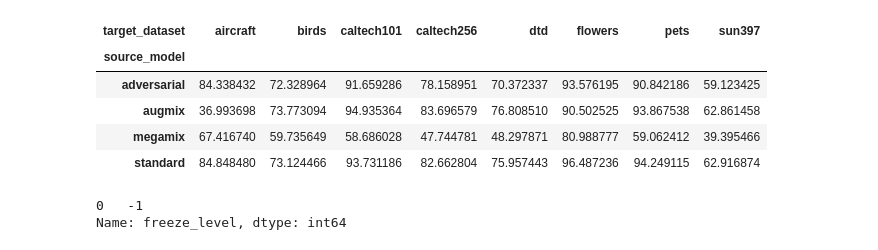
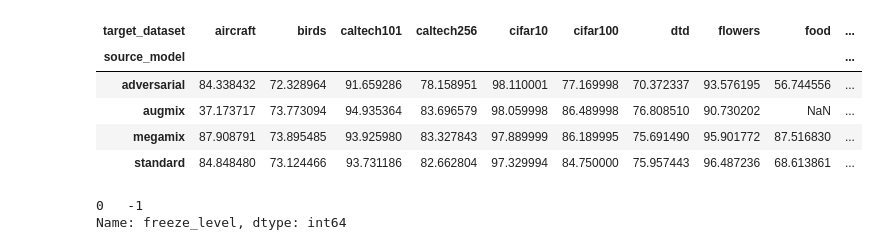
Before and after one commit to erichson/NoisyMix, a Jupyter notebook: transfer_learning/results.ipynb, the cells around one changed output. Saved outputs shown, nothing was run; the diff lists cells and outputs as text; code cells hidden in the pictures.

```diff
--- a/transfer_learning/results.ipynb
+++ b/transfer_learning/results.ipynb
@@ -11,6 +7,6 @@ d
 # %%
 parent_dir = 'results'
-reader = CollectionReader(directory=parent_dir)
+reader = CollectionReader(directory=parent_dir, skip_errs=True)
 
 logs_df = reader.df('logs')
 metadata_df = reader.df('metadata')
@@ -41,12 +51,13 @@ logs_df
 # %%
-pd.pivot_table(logs_df, columns='target_dataset', index='source_model', values='nat_prec1', aggfunc='max')
+pd.pivot_table(logs_df,
+               columns='target_dataset', index='source_model', values='nat_prec1', aggfunc='max')
 # %% [output]
-| target_dataset | aircraft | birds | caltech101 | caltech256 | dtd | flowers | pets | sun397 |
-| source_model |  |  |  |  |  |  |  |  |
-| adversarial | 84.338432 | 72.328964 | 91.659286 | 78.158951 | 70.372337 | 93.576195 | 90.842186 | 59.123425 |
-| augmix | 36.993698 | 73.773094 | 94.935364 | 83.696579 | 76.808510 | 90.502525 | 93.867538 | 62.861458 |
-| megamix | 67.416740 | 59.735649 | 58.686028 | 47.744781 | 48.297871 | 80.988777 | 59.062412 | 39.395466 |
-| standard | 84.848480 | 73.124466 | 93.731186 | 82.662804 | 75.957443 | 96.487236 | 94.249115 | 62.916874 |
+| target_dataset | aircraft | birds | caltech101 | caltech256 | cifar10 | cifar100 | dtd | flowers | food | ... |
+| source_model |  |  |  |  |  |  |  |  |  | ... |
+| adversarial | 84.338432 | 72.328964 | 91.659286 | 78.158951 | 98.110001 | 77.169998 | 70.372337 | 93.576195 | 56.744556 | ... |
+| augmix | 37.173717 | 73.773094 | 94.935364 | 83.696579 | 98.059998 | 86.489998 | 76.808510 | 90.730202 | NaN | ... |
+| megamix | 87.908791 | 73.895485 | 93.925980 | 83.327843 | 97.889999 | 86.189995 | 75.691490 | 95.901772 | 87.516830 | ... |
+| standard | 84.848480 | 73.124466 | 93.731186 | 82.662804 | 97.329994 | 84.750000 | 75.957443 | 96.487236 | 68.613861 | ... |
 # %%
 metadata_df[metadata_df['exp_id'] == 'megamix_birds']['freeze_level']
 # %% [output]
```
Also changed, not shown: parts of 6 cells of this notebook, 3 other files.
